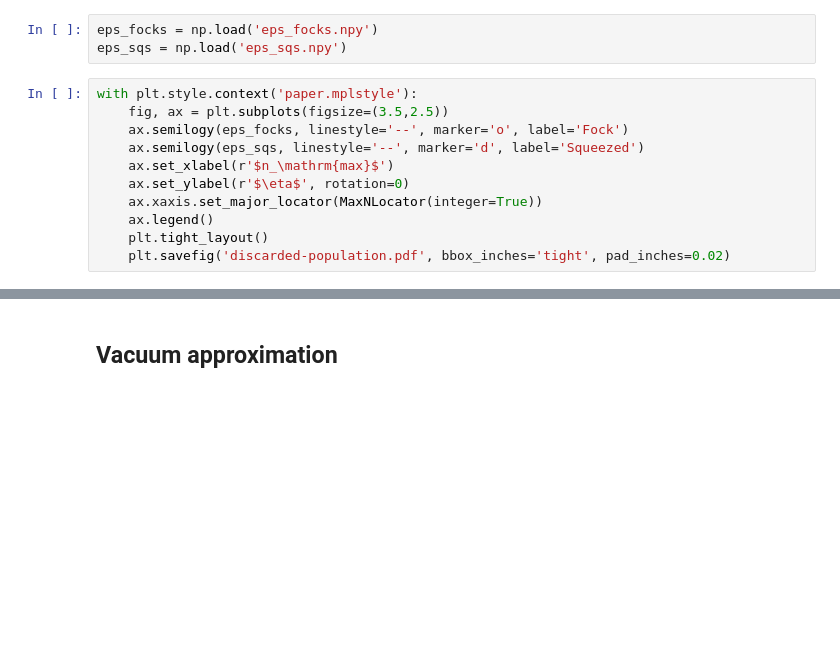
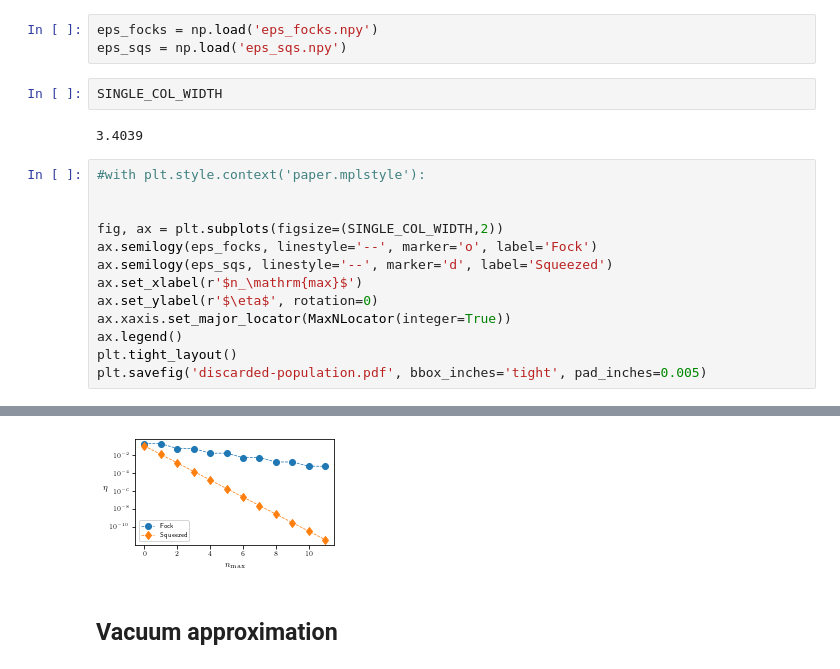
Before and after one commit to CQuIC/pysme, a Jupyter notebook: notebooks/figures.ipynb, the cells around one changed output, grey strips where cells are left out. Drawn from its saved outputs; the diff is of its cells as text; blank space fills up the shorter version.

```diff
--- a/notebooks/figures.ipynb
+++ b/notebooks/figures.ipynb
@@ -244,15 +302,21 @@ plt.savefig(name+'.pdf',bbox_inches = 'tight', pad_inches = 0.01)
 # %%
 eps_focks = np.load('eps_focks.npy')
 eps_sqs = np.load('eps_sqs.npy')
+# %%
+SINGLE_COL_WIDTH
+# %% [output]
+3.4039
 # %%
-with plt.style.context('paper.mplstyle'):
-    fig, ax = plt.subplots(figsize=(3.5,2.5))
-    ax.semilogy(eps_focks, linestyle='--', marker='o', label='Fock')
-    ax.semilogy(eps_sqs, linestyle='--', marker='d', label='Squeezed')
-    ax.set_xlabel(r'$n_\mathrm{max}$')
-    ax.set_ylabel(r'$\eta$', rotation=0)
-    ax.xaxis.set_major_locator(MaxNLocator(integer=True))
-    ax.legend()
-    plt.tight_layout()
-    plt.savefig('discarded-population.pdf', bbox_inches='tight', pad_inches=0.02)
+#with plt.style.context('paper.mplstyle'):
+
+
+fig, ax = plt.subplots(figsize=(SINGLE_COL_WIDTH,2))
+ax.semilogy(eps_focks, linestyle='--', marker='o', label='Fock')
+ax.semilogy(eps_sqs, linestyle='--', marker='d', label='Squeezed')
+ax.set_xlabel(r'$n_\mathrm{max}$')
+ax.set_ylabel(r'$\eta$', rotation=0)
+ax.xaxis.set_major_locator(MaxNLocator(integer=True))
+ax.legend()
+plt.tight_layout()
+plt.savefig('discarded-population.pdf', bbox_inches='tight', pad_inches=0.005)
 # %% [output]
@@ -260,3 +323,4 @@ with plt.style.context('paper.mplstyle'):
+[figure, added]
 # %% [markdown]
 ## Vacuum approximation
 # %%
```
Also changed, not shown: parts of 12 cells of this notebook.
